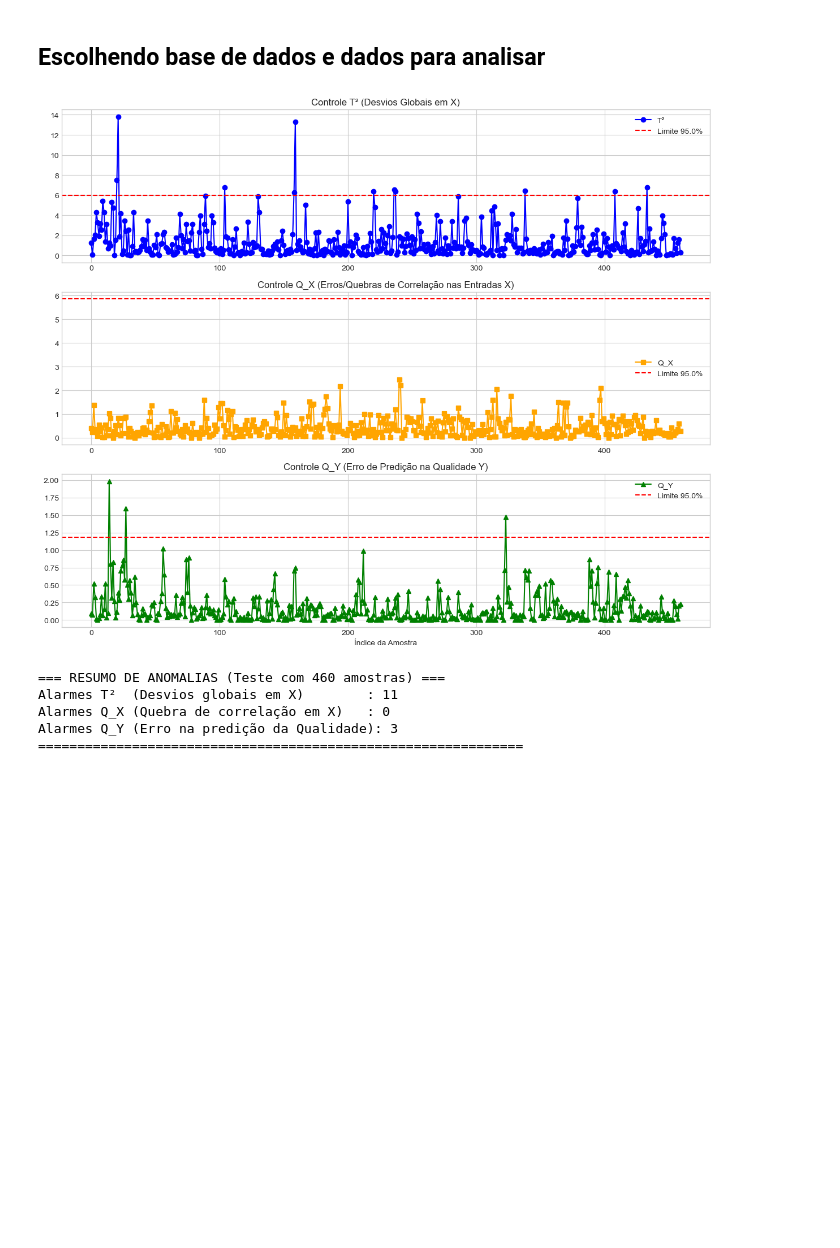
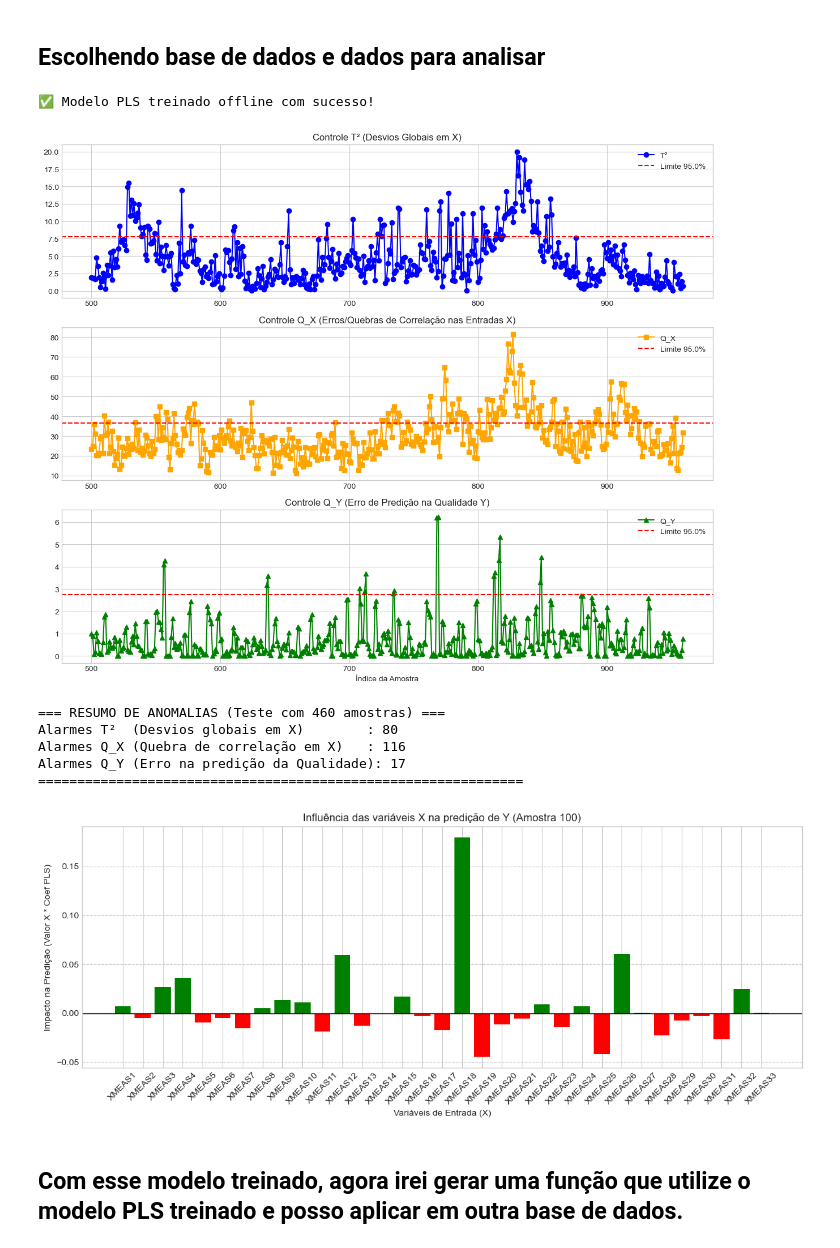
Before and after one commit to SauloJose/SistemasInteligentes2026, a Jupyter notebook: Atividade 3 - Identificação de Falhas/DiagnosticoProblema.ipynb, the cells around one changed output. Cells and saved outputs as stored; diff of their text form; code cells hidden in the pictures; blank space fills up the shorter version.

Commit message:
ajustando PLS para treino offline e implementar online

```diff
--- a/Atividade 3 - Identificação de Falhas/DiagnosticoProblema.ipynb
+++ b/Atividade 3 - Identificação de Falhas/DiagnosticoProblema.ipynb
@@ -596,37 +649,41 @@ def analisar_qualidade_pls(df_treino, df_teste, colunas_x, colunas_y, n_componen
 ## Escolhendo base de dados e dados para analisar
 # %%
 # Simulação da leitura do seu banco de dados
-colunas = [f"XML{i}" for i in range(1,53)]
-df_completo = pd.read_csv('TE_process/d05_te.dat', sep='\s+', header=None, names=colunas)
+colunas = [f"XMEAS{i}" for i in range(1,53)]
+df_completo = pd.read_csv('TE_process/d00_te.dat', sep='\s+', header=None, names=colunas)
 
 # Definindo as variáveis
-variaveis_entrada = ['XML1', 'XML2', 'XML3', 'XML4'] # Múltiplos Xs
-variavel_qualidade = ['XML7']                        # O Y de interesse
+#Variável de entrada
+colunas_x = [f'XMEAS{i}' for i in range(1,34)] # Múltiplos Xs
+
+# Variável de saída (valor de qualidade)
+colunas_y = ['XMEAS35']                        # O Y de interesse
 
 # Simulação: Separando os primeiros 500 para treino (funcionamento normal) e o resto para teste
 df_treino = df_completo.iloc[:500]
 df_teste = df_completo.iloc[500:]
 # %%
-# Chamando o Wrapper
-# 1. Rodar a análise
-resultados, erros_x_teste = analisar_qualidade_pls(
-        df_treino, df_teste, variaveis_entrada, variavel_qualidade, n_components=2
-    )
+# Chamando o Wrapper para treinar o modelo e analisar.
+# 1. Treino o PLS OFFLINE:
+meu_modelo = treinar_pls_offline(df_treino, colunas_x, colunas_y, n_components=3, confianca=0.95)
 
-printar_anomalias(resultados)
+# Aplico o modelo treinado em outra base de dados
+# 3. Em outro momento/célula, chega um lote de dados novos (Online)
+resultados, Erro_X, Erro_Y, X_escalonado = aplicar_pls_online(df_teste, meu_modelo, gerar_graficos=True)
 
-    # 2. Investigar a primeira anomalia no Q_X que encontrarmos!
-anomalias_qx = resultados[resultados['Alarme_Q_X'] == True]
+amostra_ruim = 100
 
-if not anomalias_qx.empty:
-    primeira_falha_idx = anomalias_qx.index[0]
-    print(f"\nAlarme Q_X detectado na amostra {primeira_falha_idx}! Gerando gráfico de contribuição...")
-    plotar_contribuicao_falha(primeira_falha_idx, erros_x_teste, variaveis_entrada)
+# Plota a influência de cada variável (X) para entender quem causou o desvio em Y
+plotar_influencia_x_no_y(amostra_ruim, X_escalonado, meu_modelo['pls'], meu_modelo['colunas_x'])
 # %% [output]
+✅ Modelo PLS treinado offline com sucesso!
-[figure, old version]
+[figure, new version]
-=== RESUMO DE ANOMALIAS (Teste com 460 amostras) ===
-Alarmes T²  (Desvios globais em X)        : 11
-Alarmes Q_X (Quebra de correlação em X)   : 0
-Alarmes Q_Y (Erro na predição da Qualidade): 3
-==============================================================
+=== RESUMO DE ANOMALIAS (Teste com 460 amostras) ===
+Alarmes T²  (Desvios globais em X)        : 80
+Alarmes Q_X (Quebra de correlação em X)   : 116
+Alarmes Q_Y (Erro na predição da Qualidade): 17
+==============================================================
+[figure, added]
+# %% [markdown]
+## Com esse modelo treinado, agora irei gerar uma função que utilize o modelo PLS treinado e posso aplicar em outra base de dados.
 # %% [markdown]
```
Also changed, not shown: parts of 3 cells of this notebook.
